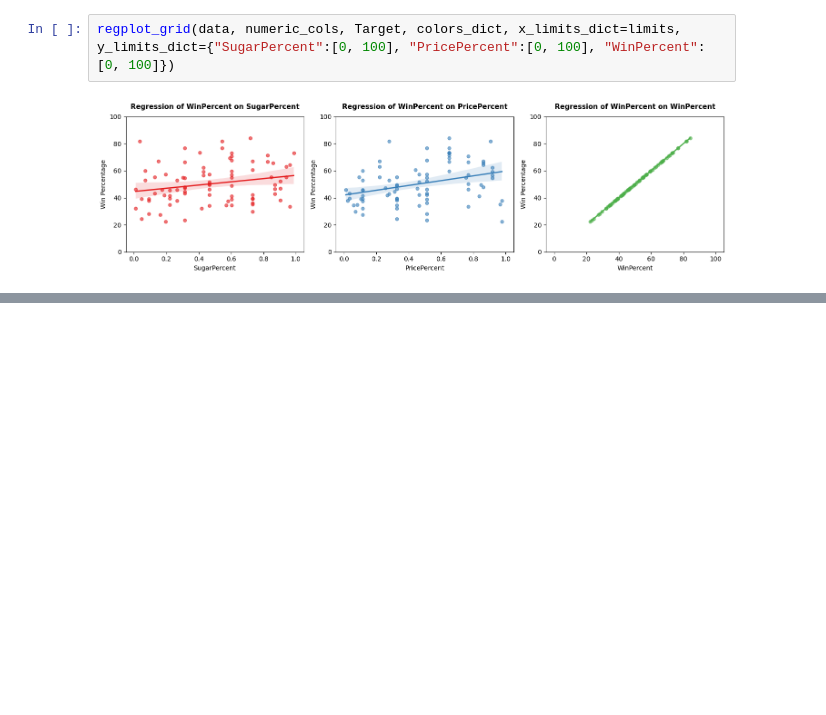
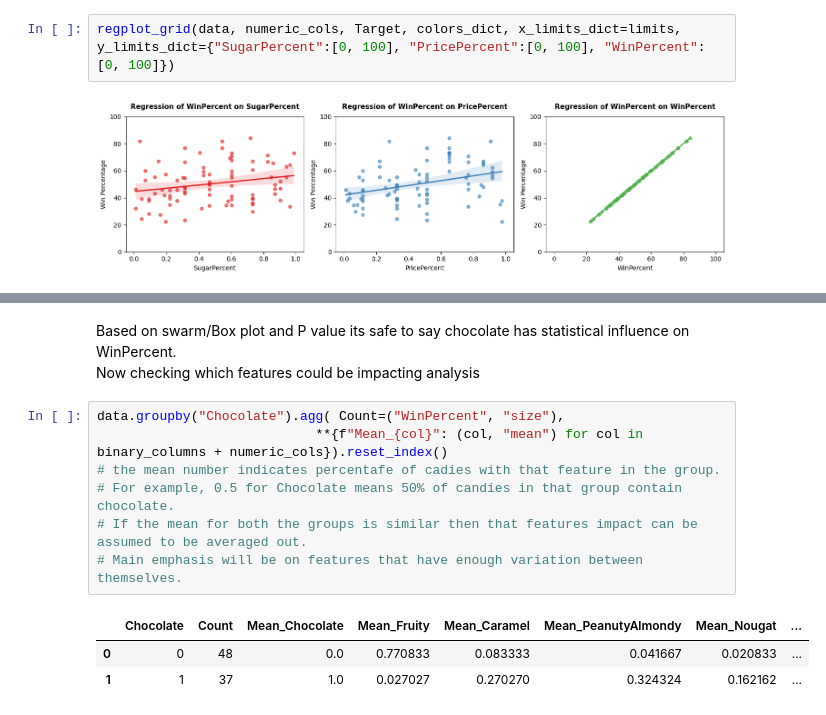
Before and after one commit to Sanchit2798/candy-case-study, a Jupyter notebook: notebooks/01_eda.ipynb, the cells around one changed output, grey strips where cells are left out. Saved outputs shown, nothing was run; the diff lists cells and outputs as text; blank space fills up the shorter version.

```diff
--- a/notebooks/01_eda.ipynb
+++ b/notebooks/01_eda.ipynb
@@ -128,0 +221,14 @@ swarm_grid(data, binary_columns, Target, labels_dict, colors_dict, max_cols=3, f
+# %% [markdown]
+Based on swarm/Box plot and P value its safe to say chocolate has statistical influence on WinPercent. \
+Now checking which features could be impacting analysis
+# %%
+data.groupby("Chocolate").agg( Count=("WinPercent", "size"),
+                            **{f"Mean_{col}": (col, "mean") for col in binary_columns + numeric_cols}).reset_index()
+# the mean number indicates percentafe of cadies with that feature in the group.
+# For example, 0.5 for Chocolate means 50% of candies in that group contain chocolate.
+# If the mean for both the groups is similar then that features impact can be assumed to be averaged out.
+# Main emphasis will be on features that have enough variation between themselves.
+# %% [output]
+|  | Chocolate | Count | Mean_Chocolate | Mean_Fruity | Mean_Caramel | Mean_PeanutyAlmondy | Mean_Nougat | ... |
+| 0 | 0 | 48 | 0.0 | 0.770833 | 0.083333 | 0.041667 | 0.020833 | ... |
+| 1 | 1 | 37 | 1.0 | 0.027027 | 0.270270 | 0.324324 | 0.162162 | ... |
```
Also changed, not shown: parts of 38 cells of this notebook, 26 other files.
